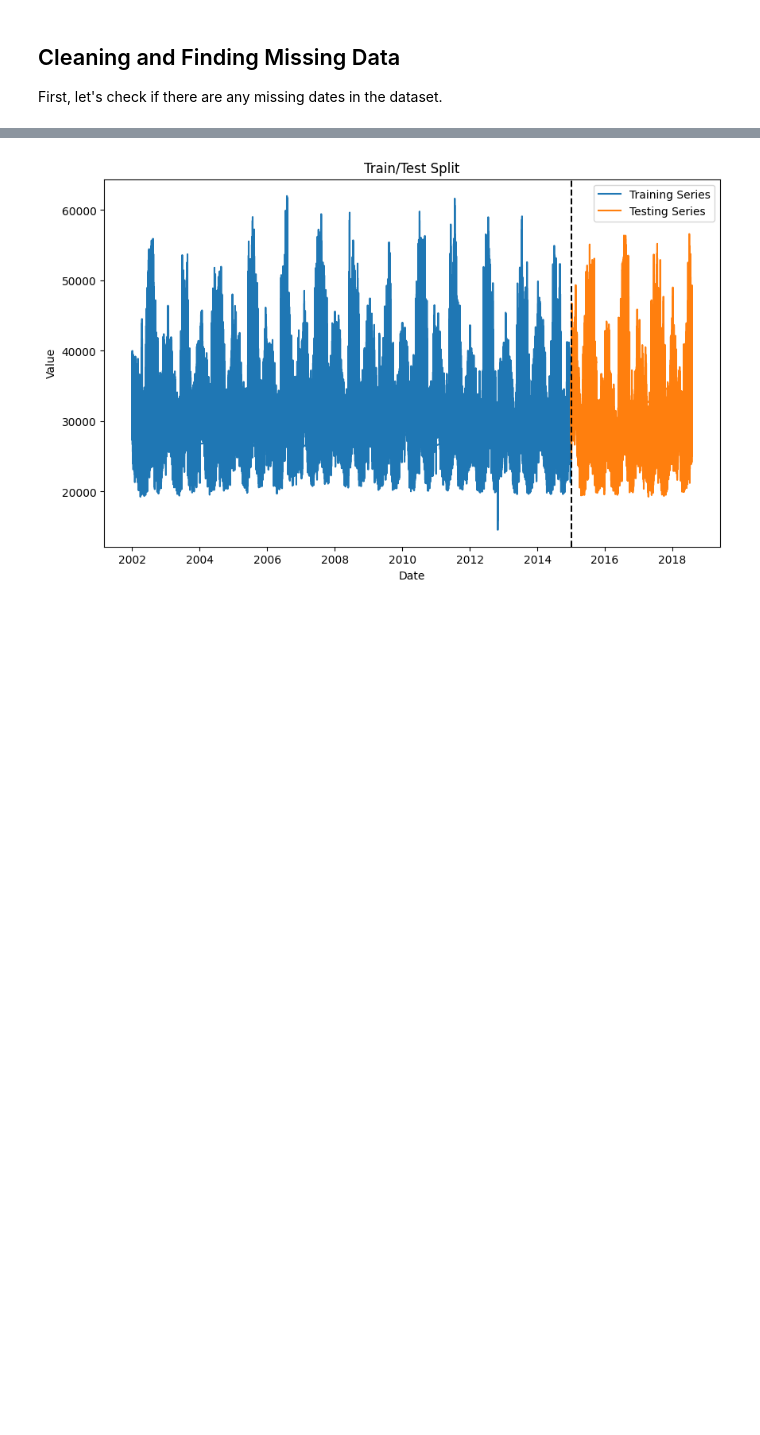
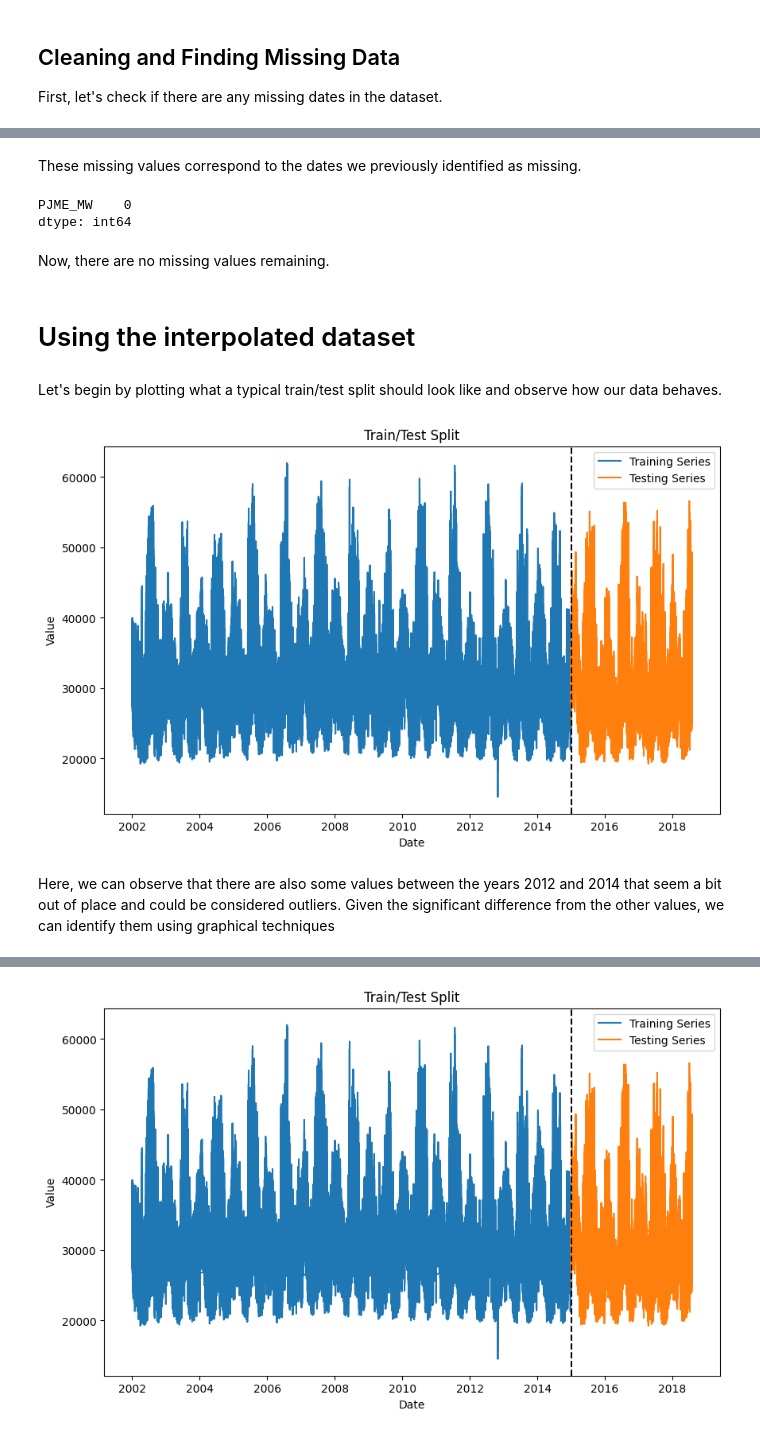
Before and after one commit to mArcio-Lmano/Data-Science, a Jupyter notebook: Forecasting/time_series.ipynb, the cells around one changed output, grey strips where cells are left out. Drawn from its saved outputs; the diff is of its cells as text; code cells hidden in the pictures; blank space fills up the shorter version.

```diff
--- a/Forecasting/time_series.ipynb
+++ b/Forecasting/time_series.ipynb
@@ -118,0 +107,8 @@ ValueError: Inferred frequency None from passed values does not conform to passe
+# %%
+complete_index = pd.date_range(start=df.index.min(), end=df.index.max(), freq="H")
+complete_df = pd.DataFrame(index=complete_index, columns=df.columns)
+merged_df = complete_df.merge(df, how="left", left_index=True, right_index=True)
+# %%
+print(merged_df.head())
+merged_df["PJME_MW"] = merged_df["PJME_MW_y"]
+merged_df.drop(["PJME_MW_x", "PJME_MW_y"], axis=1, inplace=True)
@@ -118,0 +127,37 @@ ValueError: Inferred frequency None from passed values does not conform to passe
+# %% [markdown]
+These missing values correspond to the dates we previously identified as missing.
+# %%
+merged_df.interpolate(method="linear", inplace=True)
+merged_df.isna().sum()
+# %% [output]
+PJME_MW    0
+dtype: int64
+# %% [markdown]
+Now, there are no missing values remaining.
+# %% [markdown]
+# Using the interpolated dataset
+# %% [markdown]
+Let's begin by plotting what a typical train/test split should look like and observe how our data behaves.
+# %%
+train_merged = merged_df[merged_df.index < "01-01-2015"]
+test_merged = merged_df[merged_df.index > "01-01-2015"]
+
+plt.figure(figsize=(10, 6))  # Set the figure size
+
+plt.plot(train_merged.index, train_merged["PJME_MW"], label="Training Series")
+plt.plot(test_merged.index, test_merged["PJME_MW"], label="Testing Series")
+
+
+plt.title("Train/Test Split")
+plt.axvline(pd.Timestamp("2015-01-01"), color="black", ls="--")
+
+plt.xlabel("Date")
+plt.ylabel("Value")
+
+plt.legend(["Training Series", "Testing Series"])
+
+plt.show()
+# %% [output]
+[figure, added]
+# %% [markdown]
+Here, we can observe that there are also some values between the years 2012 and 2014 that seem a bit out of place and could be considered outliers. Given the significant difference from the other values, we can identify them using graphical techniques
```
Also changed, not shown: parts of 72 cells of this notebook.
